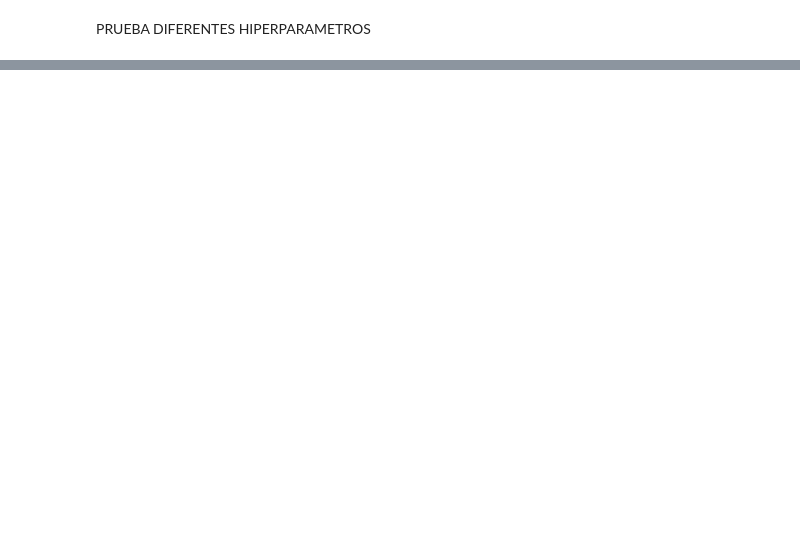
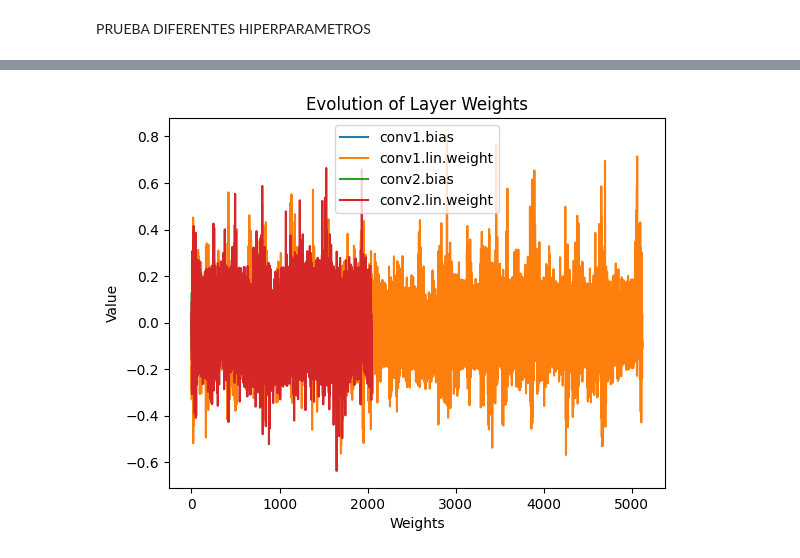
Before and after one commit to xaabizulu/24_25_3_R10_Verde_Oscuro, a Jupyter notebook: 03_GNN_grafos.ipynb, the cells around one changed output, grey strips where cells are left out. Cells and saved outputs as stored; diff of their text form; code cells hidden in the pictures; blank space fills up the shorter version.

```diff
--- a/03_GNN_grafos.ipynb
+++ b/03_GNN_grafos.ipynb
@@ -252,16 +375 @@ split = RandomLinkSplit(
 train_data, val_data, test_data = split(G7_data)
-# %%
-# Parámetros del modelo
-in_channels = 80  # Número de características por nodo
-hidden_channels = 64  # Número de neuronas en la capa oculta
-out_channels = 32  # Número de dimensiones para los embeddings
-
-# Crear el modelo
-model = Net(in_channels, hidden_channels, out_channels)
-
-# Optimización
-optimizer = torch.optim.Adam(model.parameters(), lr=0.01)
-criterion = torch.nn.BCEWithLogitsLoss()
-
-# Entrenar el modelo
-train_link_predictor(model, train_data, optimizer, criterion, n_epochs=100)
@@ -292,0 +384,8 @@ Test AUC: 0.747
+# %%
+model = Net(G7_data.num_features, 128, 80, use_skip = True)
+optimizer = torch.optim.Adam(params=model.parameters(), lr=0.01)
+criterion = torch.nn.BCEWithLogitsLoss()
+model = train_link_predictor(model, train_data, val_data, optimizer, criterion)
+
+test_auc = eval_link_predictor(model, test_data)
+print(f"Test: {test_auc:.3f}")
@@ -375,0 +513,14 @@ Epoch: 020, Train Loss: 0.701, Val AUC: nan
+# %%
+def plot_weight_evolution(model):
+    for name, param in model.named_parameters():
+        if param.requires_grad:
+            plt.plot(param.detach().cpu().numpy().flatten(), label=name)
+    plt.xlabel('Weights')
+    plt.ylabel('Value')
+    plt.title('Evolution of Layer Weights')
+    plt.legend()
+    plt.show()
+
+plot_weight_evolution(model)
+# %% [output]
+[figure, added]
```
Also changed, not shown: parts of 21 cells of this notebook.
